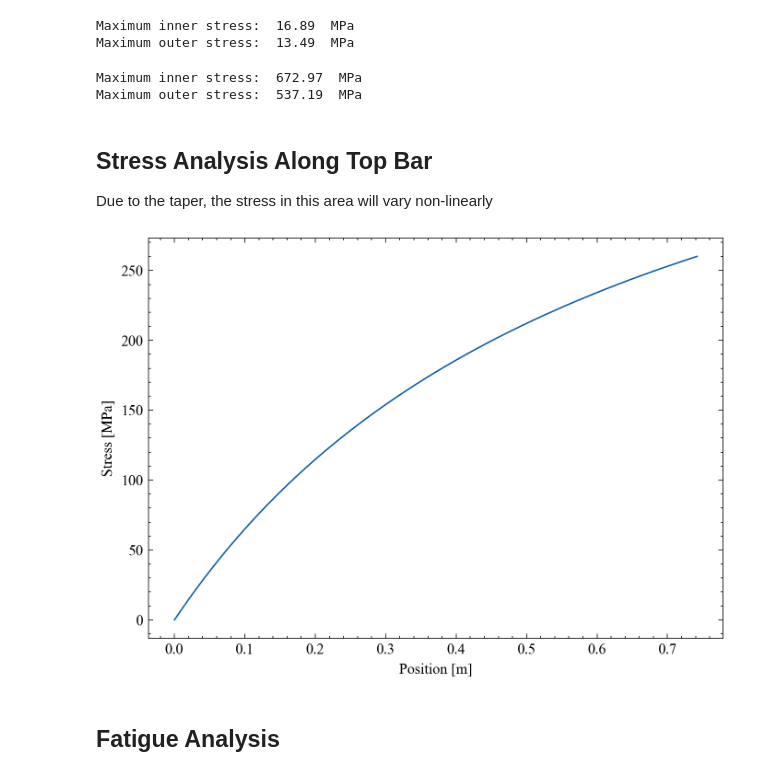
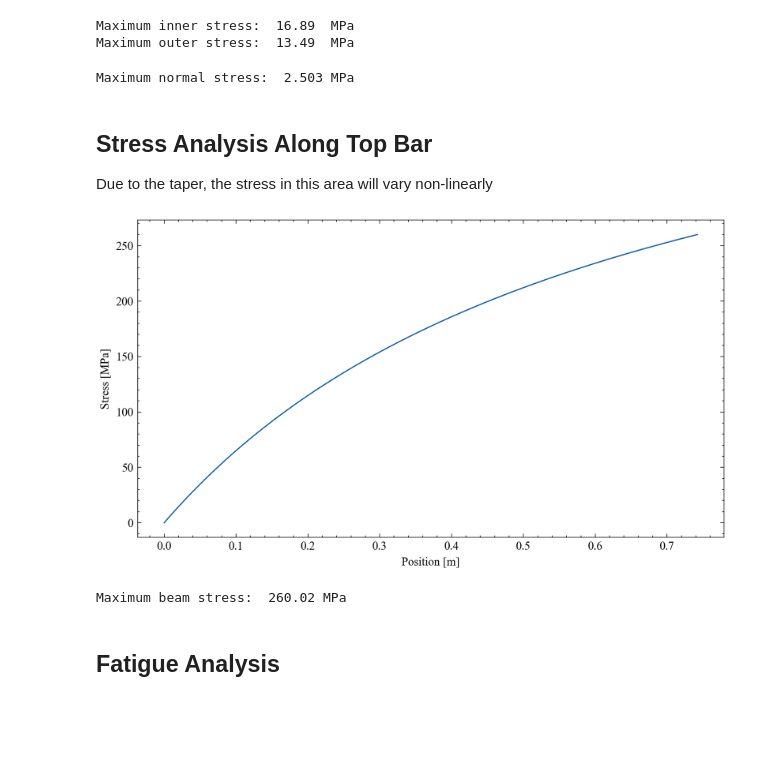
Before and after one commit to MichaszJ/Notebooks, a Jupyter notebook: AER606 Project - Iteration 2.ipynb, the cells around one changed output. Drawn from its saved outputs; the diff is of its cells as text; code cells hidden in the pictures; blank space fills up the shorter version.

```diff
--- a/AER606 Project - Iteration 2.ipynb
+++ b/AER606 Project - Iteration 2.ipynb
@@ -41,16 +45,13 @@ print('Maximum outer stress: ', np.round(max_outer_stress/1e6, decimals=2), ' MP
 # %% [output]
 Maximum inner stress:  16.89  MPa
 Maximum outer stress:  13.49  MPa
-# %%
-moment2 = top_length * landing_force
-max_inner_stress2 = inner_normal_stress(moment2, neutral_axis_radius - inner_radius) - landing_force/curved_area
-max_outer_stress2 = outer_normal_stress(moment2, outer_radius - neutral_axis_radius) - landing_force/curved_area
-
-print('Maximum inner stress: ', np.round(max_inner_stress2/1e6, decimals=2), ' MPa')
-print('Maximum outer stress: ', np.round(max_outer_stress2/1e6, decimals=2), ' MPa')
-# %% [output]
-Maximum inner stress:  672.97  MPa
-Maximum outer stress:  537.19  MPa
+# %%
+# point 4
+max_normal_stress = landing_force / (0.020 * 0.070)
+
+print('Maximum normal stress: ', np.round(max_normal_stress/1e6, decimals=3), 'MPa')
+# %% [output]
+Maximum normal stress:  2.503 MPa
 # %% [markdown]
 ## Stress Analysis Along Top Bar
 Due to the taper, the stress in this area will vary non-linearly
@@ -67,18 +69,20 @@ beam_inertia = (1/12) * beam_width * np.power(0.020, 3)
 
 beam_stress = (moment * 0.020/2) / beam_inertia
 # %%
-plt.figure(dpi=230, figsize=(7,5))
+plt.figure(dpi=230, figsize=(9,5))
 plt.style.use(['science', 'no-latex'])
 
 plt.plot(x_vec, beam_stress/1e6)
 
 plt.xlabel('Position [m]')
 plt.ylabel('Stress [MPa]')
 
 plt.show()
 max_beam_stress = beam_stress[-1]
+print('Maximum beam stress: ', np.round(max_beam_stress/1e6, decimals=2), 'MPa')
 # %% [output]
-[figure, old version]
+[figure, new version]
+Maximum beam stress:  260.02 MPa
 # %%
 mat_density = 7880
 mat_yield = 758e6
```
Also changed, not shown: parts of 8 cells of this notebook.
